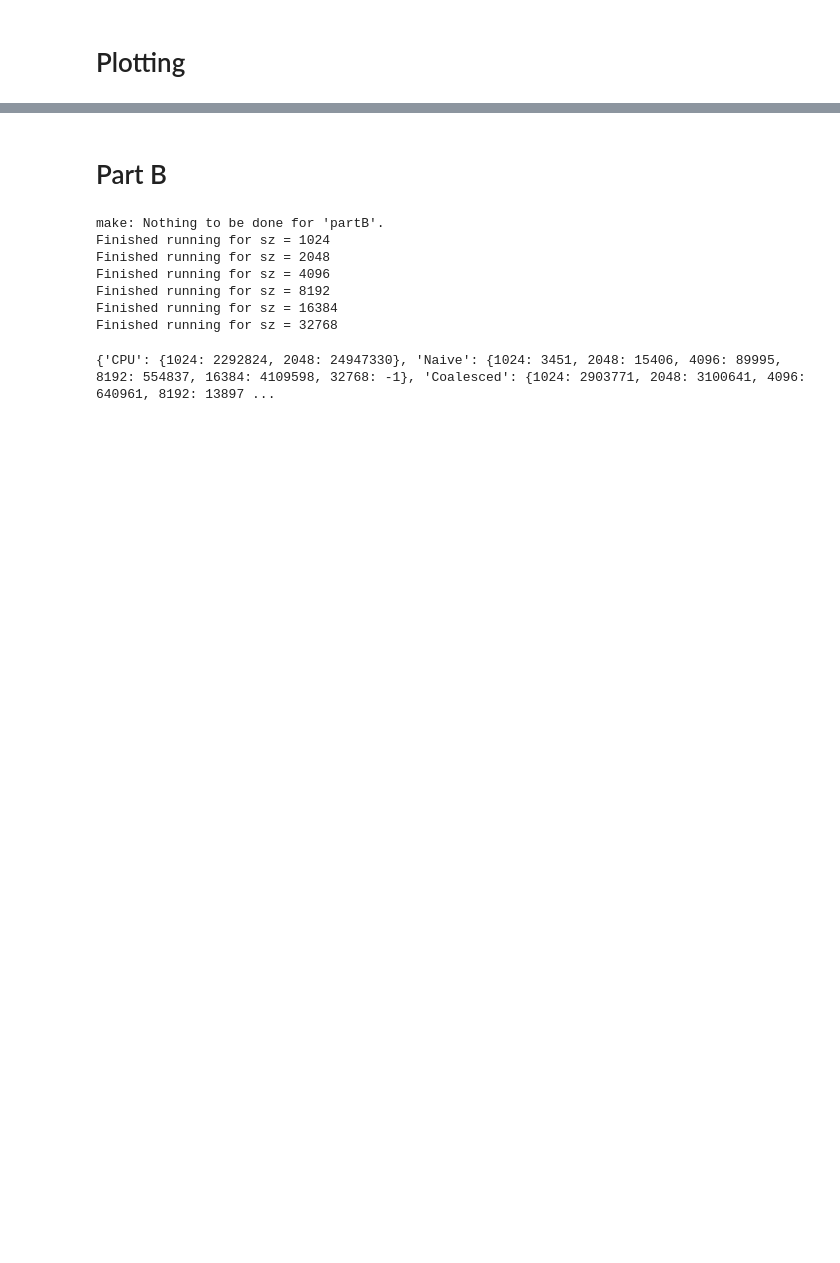
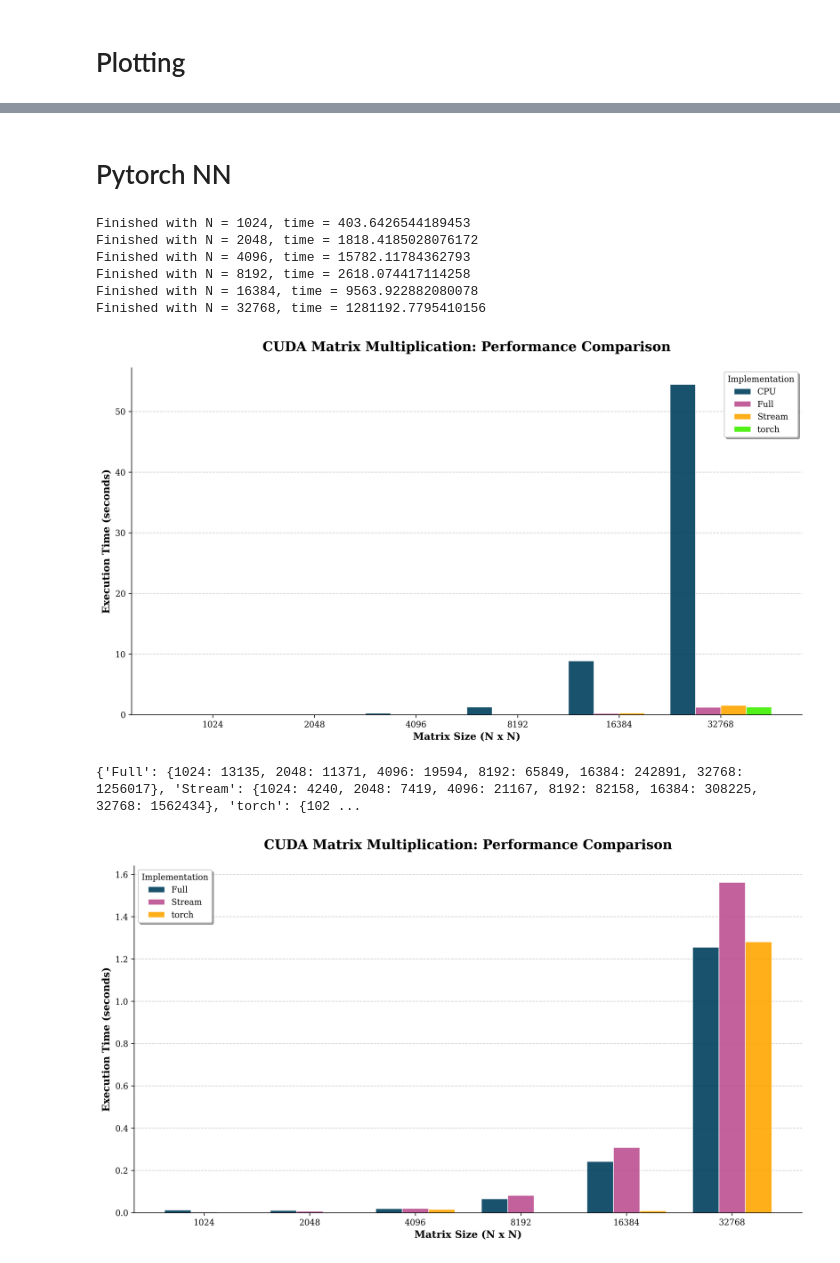
Before and after one commit to HariBhavsar/MLP-CUDA, a Jupyter notebook: PA3.ipynb, the cells around one changed output, grey strips where cells are left out. Cells and saved outputs as stored; diff of their text form; code cells hidden in the pictures; blank space fills up the shorter version.

Commit message:
[INFRA] Torch done

```diff
--- a/PA3.ipynb
+++ b/PA3.ipynb
@@ -125,23 +124,2 @@ plot_performance_data(new_dict, "./plots/partA-times-nocpu.pdf")
-# %% [markdown]
-# Part B
-# %%
-generate_data("partB")
-dictionary = extract_res("partB")
-# %% [output]
-make: Nothing to be done for 'partB'.
-Finished running for sz = 1024
-Finished running for sz = 2048
-Finished running for sz = 4096
-Finished running for sz = 8192
-Finished running for sz = 16384
-Finished running for sz = 32768
-# %%
-# new_dict = {}
-# new_dict["square"] = dictionary["Coalesced"]
-# new_dict["row"] = dictionary["Naive"]
-# new_dict["column"] = dictionary["CUBLAS"]
-# new_dict["row"][32768] = -1
-# plot_performance_data(new_dict, "./plots/partB-times.pdf")
-print(dictionary)
-# %% [output]
-{'CPU': {1024: 2292824, 2048: 24947330}, 'Naive': {1024: 3451, 2048: 15406, 4096: 89995, 8192: 554837, 16384: 4109598, 32768: -1}, 'Coalesced': {1024: 2903771, 2048: 3100641, 4096: 640961, 8192: 13897 ...
+# %% [markdown]
+# Pytorch NN
@@ -147,0 +130,54 @@ print(dictionary)
+# %%
+class SimpleMLP(nn.Module):
+    def __init__(self, input_dim):
+        super(SimpleMLP, self).__init__()
+        # PyTorch Linear layers perform xA^T.
+        # Since your math is W * x, we disable bias to match your logic.
+        self.fc1 = nn.Linear(input_dim, input_dim, bias=False)
+        self.relu = nn.ReLU()
+        self.fc2 = nn.Linear(input_dim, input_dim, bias=False)
+
+    def forward(self, x):
+        # PyTorch expects (Batch, Features), so we transpose X
+        # or just ensure X is (BATCH_SIZE, N)
+        y = self.relu(self.fc1(x))
+        z = self.fc2(y)
+        return z
+# %%
+def profile_torch():
+    device = torch.device("cuda" if torch.cuda.is_available() else "cpu")
+    BATCH_SIZE = 32
+    times = {}
+    for N in sizes:
+        model = SimpleMLP(N).to(device)
+        # Input X: (Batch, Features)
+        x = torch.randn(BATCH_SIZE, N).to(device)
+        for _ in range(10):
+            _ = model(x)
+        torch.cuda.synchronize()
+        start_time = time.time()
+        model(x)
+        torch.cuda.synchronize()
+        end_time = time.time()
+        times[N] = (end_time - start_time) * 1000000
+        print(f"Finished with N = {N}, time = {times[N]}")
+    return times
+# %%
+dictionary["torch"] = profile_torch()
+plot_performance_data(dictionary, "./plots/partA-times-torch.pdf")
+new_dict = {}
+for key in dictionary.keys():
+    if key != "CPU":
+        new_dict[key] = dictionary[key]
+print(new_dict)
+plot_performance_data(new_dict, "./plots/partA-times-torch-nocpu.pdf")
+# %% [output]
+Finished with N = 1024, time = 403.6426544189453
+Finished with N = 2048, time = 1818.4185028076172
+Finished with N = 4096, time = 15782.11784362793
+Finished with N = 8192, time = 2618.074417114258
+Finished with N = 16384, time = 9563.922882080078
+Finished with N = 32768, time = 1281192.7795410156
+[figure, added]
+{'Full': {1024: 13135, 2048: 11371, 4096: 19594, 8192: 65849, 16384: 242891, 32768: 1256017}, 'Stream': {1024: 4240, 2048: 7419, 4096: 21167, 8192: 82158, 16384: 308225, 32768: 1562434}, 'torch': {102 ...
+[figure, added]
```
Also changed, not shown: parts of 4 cells of this notebook, 4 other files.
